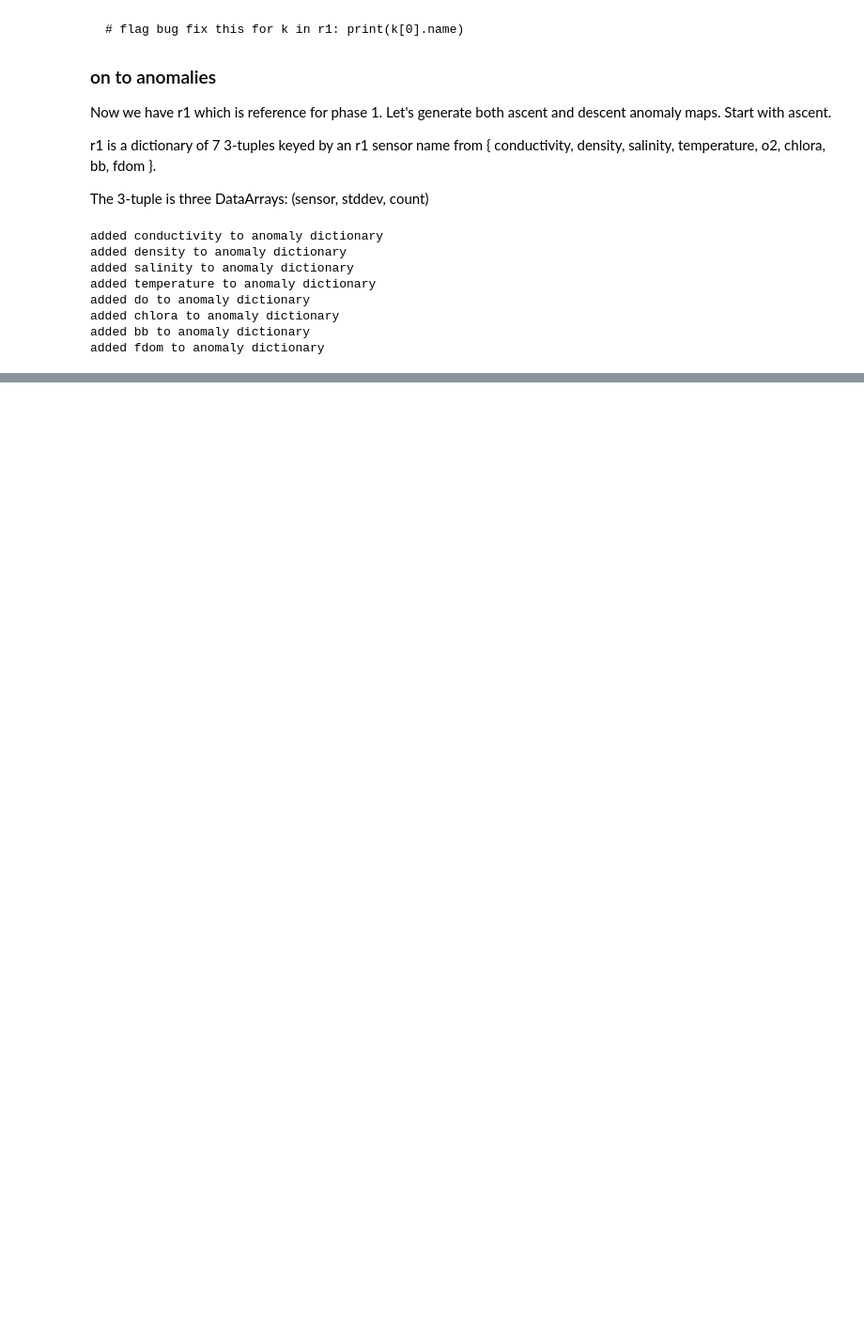
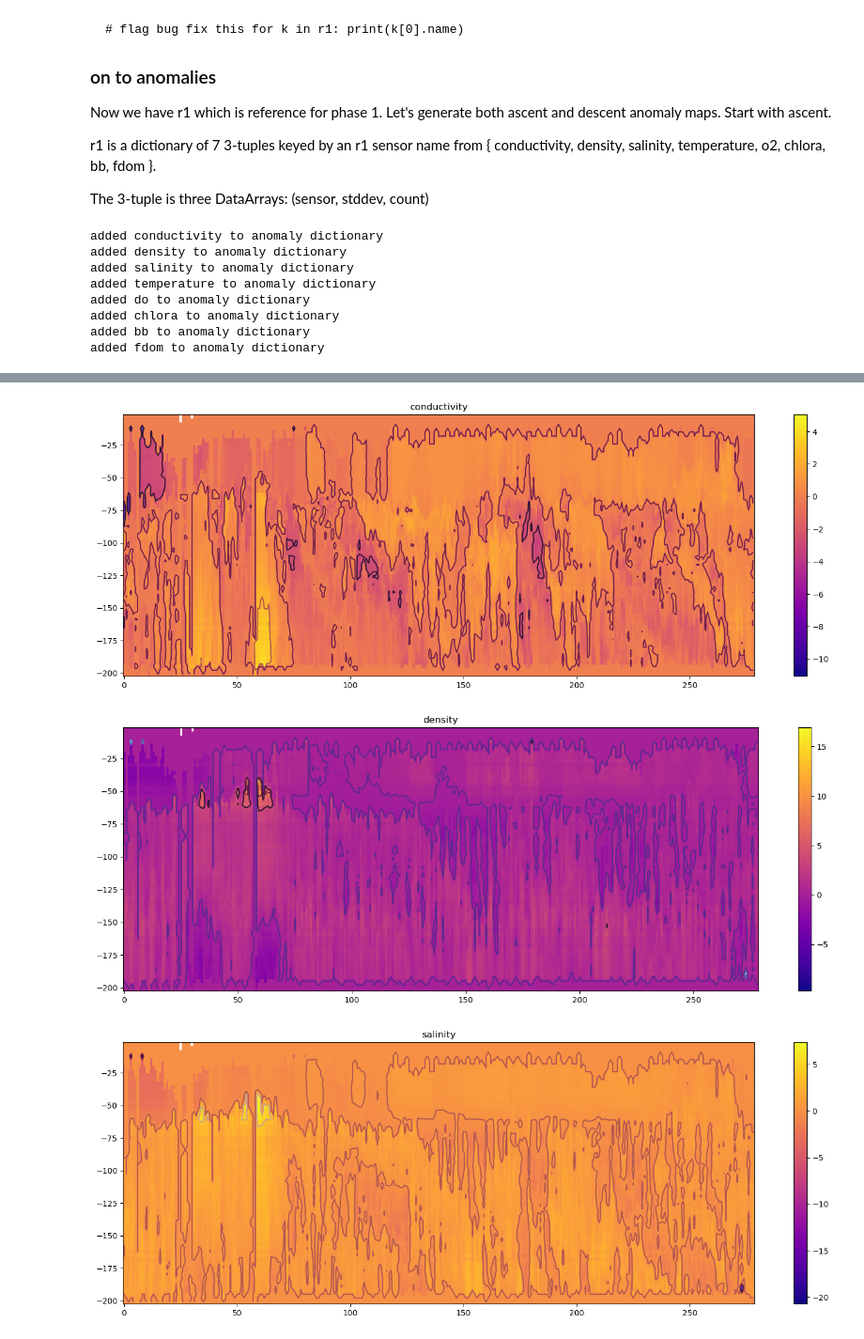
Before and after one commit to geo-smart/ocean, a Jupyter notebook: rob_notebooks/anomaly.ipynb, the cells around one changed output, grey strips where cells are left out. Shown at 94% size. Saved outputs shown, nothing was run; the diff lists cells and outputs as text; code cells hidden in the pictures; blank space fills up the shorter version.

```diff
--- a/rob_notebooks/anomaly.ipynb
+++ b/rob_notebooks/anomaly.ipynb
@@ -229,16 +256,16 @@ for sensor_name in sensors_phase1:
     for i in range(n_profiles):
         daData   = d[sensor_name][0].sel(time=slice(profiles["a0t"][i], profiles["a1t"][i]))
         daZ      = d[sensor_name][1].sel(time=slice(profiles["a0t"][i], profiles["a1t"][i]))
-        zi_list  = [int((z + 201.)/3) for z in daZ]          # zi_list is: For each profile element, the index of its z depth
+        zi_list  = [int((z + 201.)/3) for z in daZ]          # zi_list is: For each sample in a chosen profile: index of its z depth
 
         # list comprehension:
-        #   j ranges across all of the indices for this particular profile (so it is in effect a time index by minutes)
-        #   The calculated value for this j is (reference - data) / stddev where
+        #   j ranges across all of the indices for this particular profile (so a sample / time index)
+        #   The calculated value for this j is (data - reference) / stddev where
         #       reference is the mean data value at this depth (indexed by zi_list[j])
         #       stddev is just that (indexed in the same manner)
         #       Note that data is referenced directly by the j index
 
-        err_list = [(r1[sensor_name][0][zi_list[j]]-daData[j])/r1[sensor_name][1][zi_list[j]].data for j in range(len(zi_list))]
+        err_list = [(daData[j]-r1[sensor_name][0][zi_list[j]])/r1[sensor_name][1][zi_list[j]].data for j in range(len(zi_list))]
         for j in range(len(err_list)): a[zi_list[j], i] = err_list[j]
     anomalies[sensor_name] = a
     print('added ' + sensor_name + ' to anomaly dictionary')
@@ -260,0 +297,17 @@ for sensor in sensors_phase1:
+# %%
+def PColorAndContour(sensor):
+    x, y = np.arange(0, 279, 1.), np.arange(-201, 0, 3)
+    X, Y = np.meshgrid(x, y)
+    figure(figsize=(18, 6))
+    plot = plt.pcolormesh(x, y, anomalies[sensor], cmap='plasma')
+    cset = plt.contour(X, Y, anomalies[sensor], cmap='twilight')      # plt.clabel(cset, inline=True)
+    plt.colorbar(plot)
+    plt.title(sensor)
+    return 'hope this suits'
+
+for sensor in sensors_phase1:
+    PColorAndContour(sensor)
+# %% [output]
+[figure, added]
+[figure, added]
+[figure, added]
```
Also changed, not shown: parts of 7 cells of this notebook, 1 other file.
